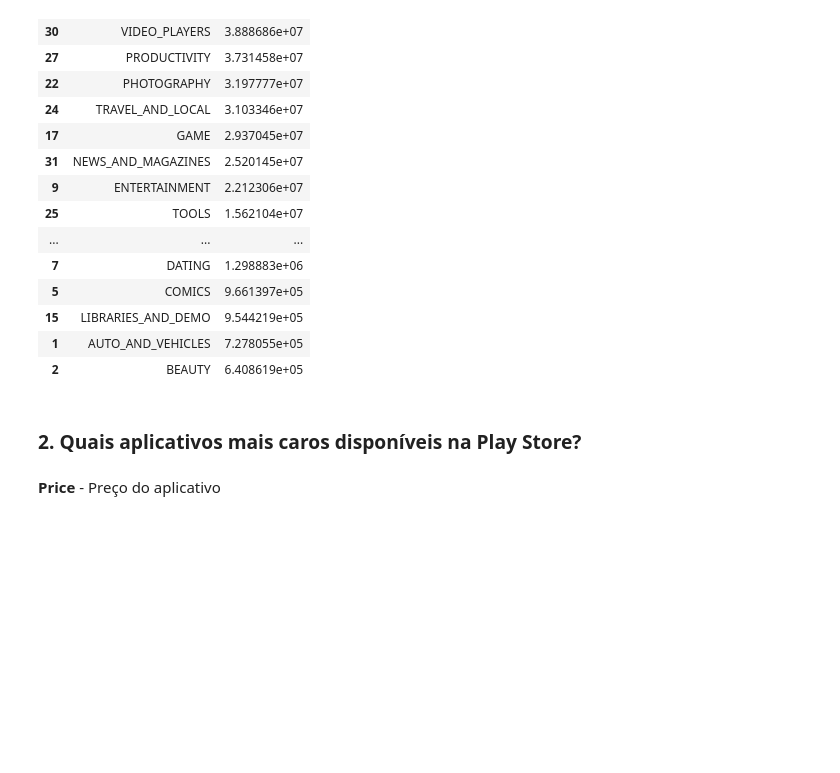
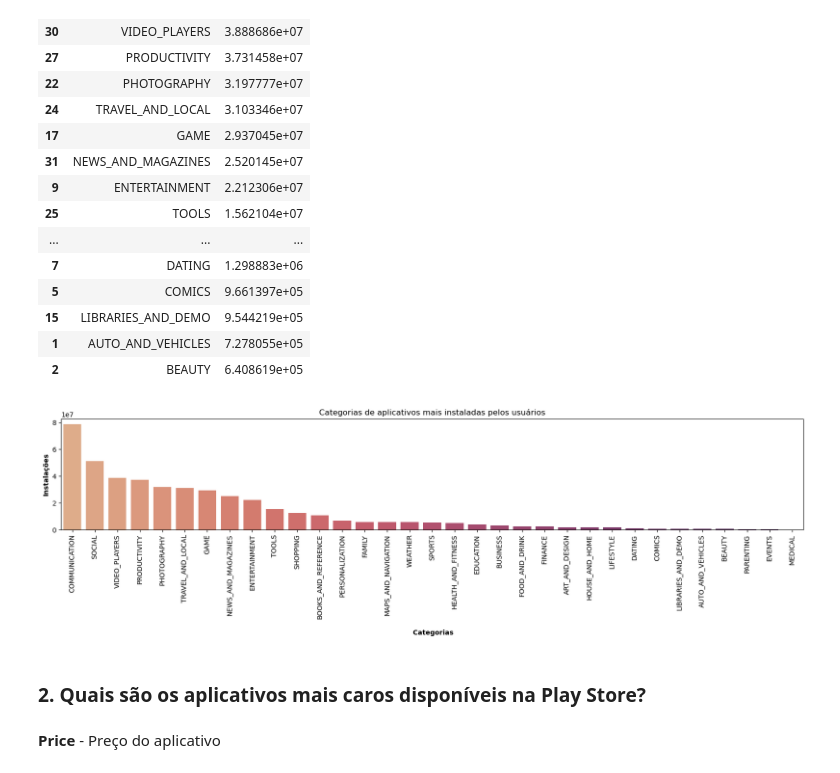
Before and after one commit to andressagomes26/ciencias_dados_estagio-docencia, a Jupyter notebook: Aula 01 - Pandas/Manipulação_de_Dados_Pandas.ipynb, the cells around one changed output. Saved outputs shown, nothing was run; the diff lists cells and outputs as text; code cells hidden in the pictures; blank space fills up the shorter version.

```diff
--- a/Aula 01 - Pandas/Manipulação_de_Dados_Pandas.ipynb
+++ b/Aula 01 - Pandas/Manipulação_de_Dados_Pandas.ipynb
@@ -546,8 +549,23 @@ df_category.sort_values(by="install",ascending=False).head(30)
 | 15 | LIBRARIES_AND_DEMO | 9.544219e+05 |
 | 1 | AUTO_AND_VEHICLES | 7.278055e+05 |
 | 2 | BEAUTY | 6.408619e+05 |
+# %%
+fig, ax = plt.subplots(figsize =(20,3))
+
+sns.barplot(x="category",
+            y="install", data=df_category, palette="flare",
+            order = df_category.
+            sort_values('install', ascending = False).
+            category).set_title("Categorias de aplicativos mais instaladas pelos usuários")
+
+plt.xlabel('\n Categorias', fontsize = 10, fontweight = 'bold')
+plt.ylabel('Instalações', fontsize = 10, fontweight = 'bold')
+plt.xticks(rotation = 90)
+plt.show()
+# %% [output]
+[figure, added]
 # %% [markdown]
-### 2. Quais aplicativos mais caros disponíveis na Play Store?
+### 2. Quais são os aplicativos mais caros disponíveis na Play Store?
 # %% [markdown]
 **Price** - Preço do aplicativo
 # %%
```
Also changed, not shown: parts of 13 cells of this notebook, 3 other files.
